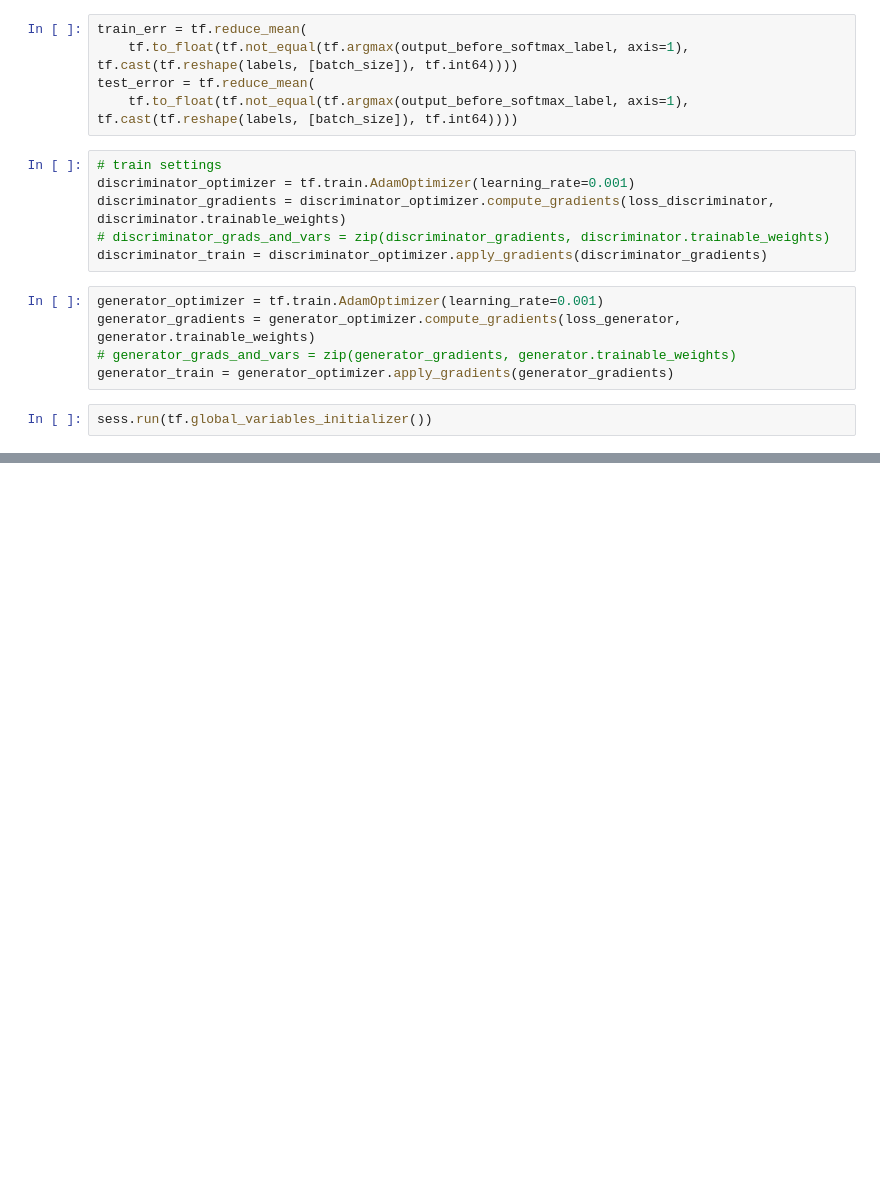
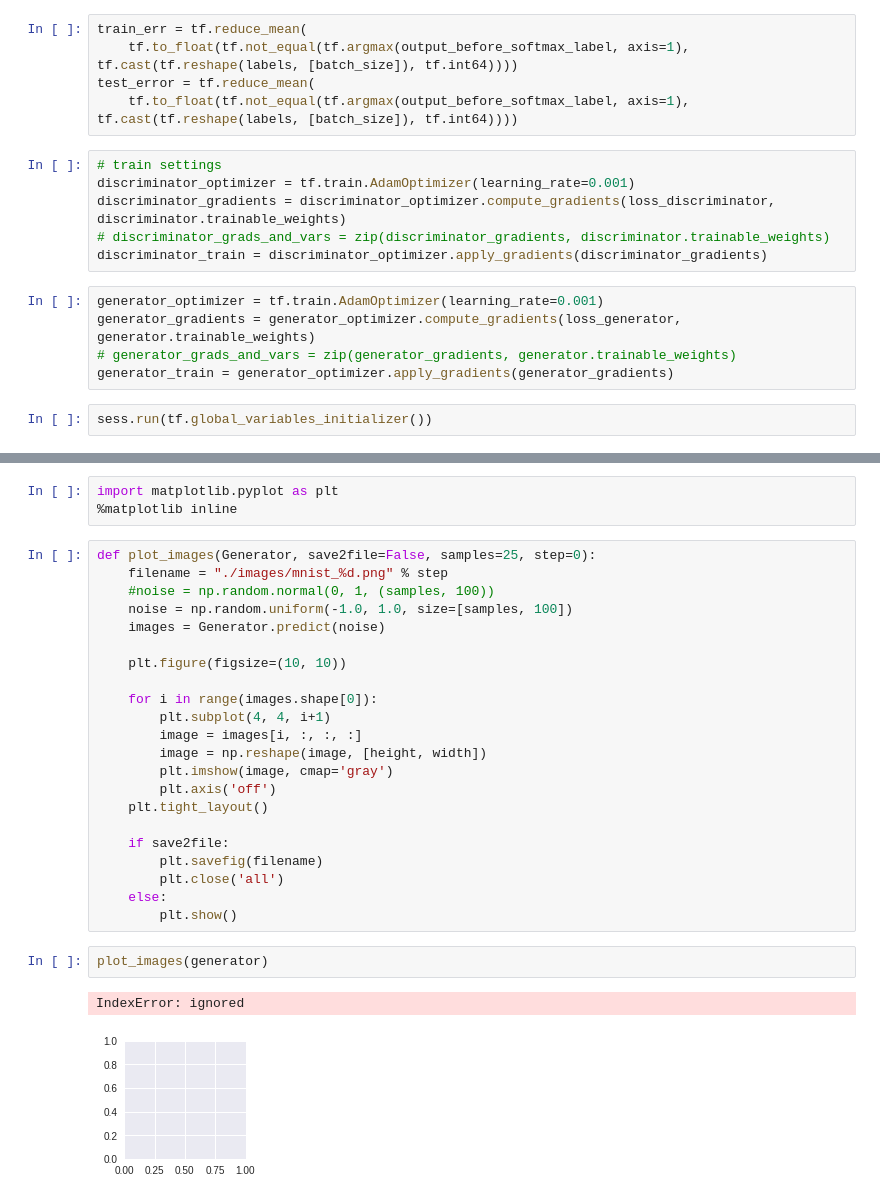
Before and after one commit to kumarmanishjha/pgm-prjoject_A18, a Jupyter notebook: fm_gan_new.ipynb, the cells around one changed output, grey strips where cells are left out. Drawn from its saved outputs; the diff is of its cells as text; blank space fills up the shorter version.

```diff
--- a/fm_gan_new.ipynb
+++ b/fm_gan_new.ipynb
@@ -209,0 +260,30 @@ KeyboardInterrupt:
+# %%
+import matplotlib.pyplot as plt
+%matplotlib inline
+# %%
+def plot_images(Generator, save2file=False, samples=25, step=0):
+    filename = "./images/mnist_%d.png" % step
+    #noise = np.random.normal(0, 1, (samples, 100))
+    noise = np.random.uniform(-1.0, 1.0, size=[samples, 100])
+    images = Generator.predict(noise)
+
+    plt.figure(figsize=(10, 10))
+
+    for i in range(images.shape[0]):
+        plt.subplot(4, 4, i+1)
+        image = images[i, :, :, :]
+        image = np.reshape(image, [height, width])
+        plt.imshow(image, cmap='gray')
+        plt.axis('off')
+    plt.tight_layout()
+
+    if save2file:
+        plt.savefig(filename)
+        plt.close('all')
+    else:
+        plt.show()
+# %%
+plot_images(generator)
+# %% [output]
+IndexError: ignored
+[figure, added]
```
Also changed, not shown: parts of 6 cells of this notebook.
